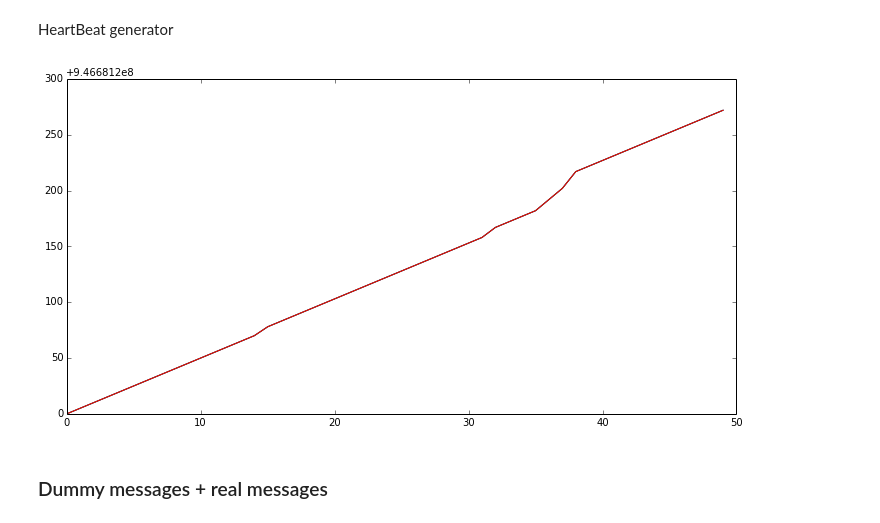
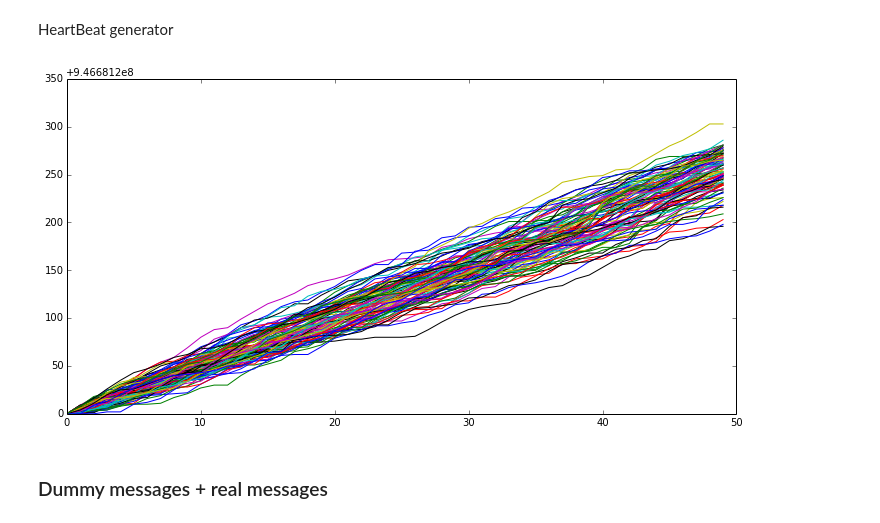
Before and after one commit to hoh/Hubbub, a Jupyter notebook: Simulator.ipynb, the cells around one changed output. Saved outputs shown, nothing was run; the diff lists cells and outputs as text; code cells hidden in the pictures.

Commit message:
Improved simulator analysis for more runs

```diff
--- a/Simulator.ipynb
+++ b/Simulator.ipynb
@@ -21,8 +28,8 @@ SIMPLE_LOG
 # %%
 result_sm = Simulator(SIMPLE_LOG).run()
-result_hb = HeartBeatSimulator(SIMPLE_LOG).run()
-result_hb2 = HeartBeatSimulator(SIMPLE_LOG).run()
-result_hb3 = HeartBeatSimulator(SIMPLE_LOG).run()
+results_hb = [
+    HeartBeatSimulator(SIMPLE_LOG).run() for i in xrange(100)
+    ]
 # %% [output]
 start: 2000-01-01 00:00:00
 end: 2000-01-01 23:59:59.999999
@@ -62,16 +88,16 @@ plot(r_sm[:50])
 # %% [markdown]
 HeartBeat generator
 # %%
-r_hb = [timestamp(i['date']) for i in result_hb]
-r_hb2 = [timestamp(i['date']) for i in result_hb2]
-r_hb3 = [timestamp(i['date']) for i in result_hb3]
+r_hb = np.array([
+    [timestamp(i['date']) for i in r]
+    for r in results_hb
+    ])
 figure()
-plot(r_hb[:50])
-plot(r_hb2[:50])
-plot(r_hb3[:50])
+for r in r_hb:
+    plot(r[:50])
 show()
 # %% [output]
-[figure, old version]
+[figure, new version]
 # %% [markdown]
 ### Dummy messages + real messages
 # %% [markdown]
```
Also changed, not shown: parts of 20 cells of this notebook.
